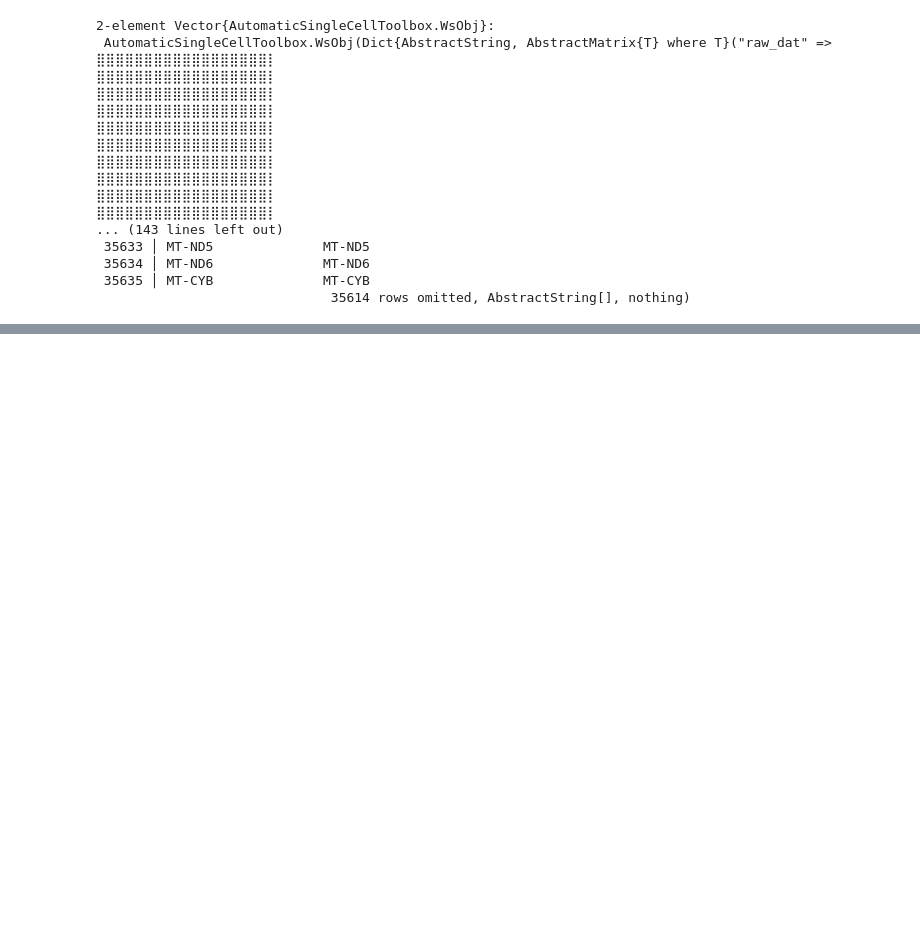
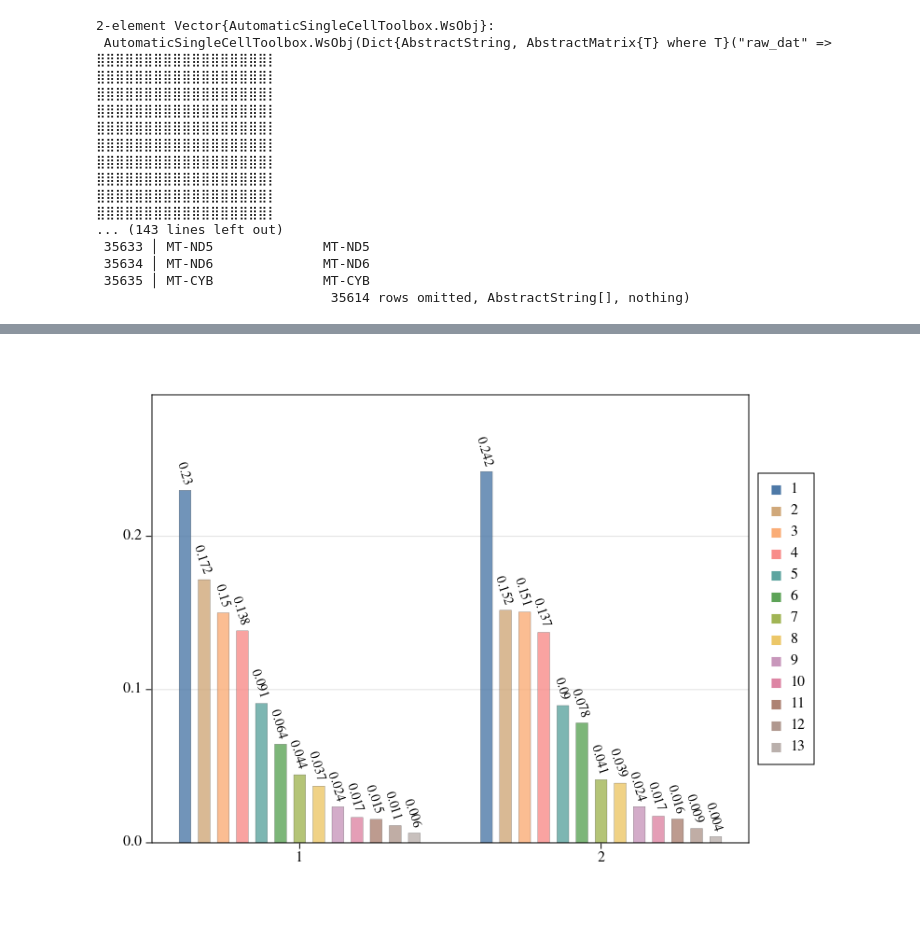
Before and after one commit to kaji331/ASCT, a Jupyter notebook: doc/Harmony.ipynb, the cells around one changed output, grey strips where cells are left out. Saved outputs shown, nothing was run; the diff lists cells and outputs as text; code cells hidden in the pictures; blank space fills up the shorter version.

```diff
--- a/doc/Harmony.ipynb
+++ b/doc/Harmony.ipynb
@@ -142,0 +129,4 @@ end
+# %%
+PropBar(integrated_obj;library_name="WsObj_batch")
+# %% [output]
+[figure, added]
```
Also changed, not shown: parts of 11 cells of this notebook, 2 other files.
